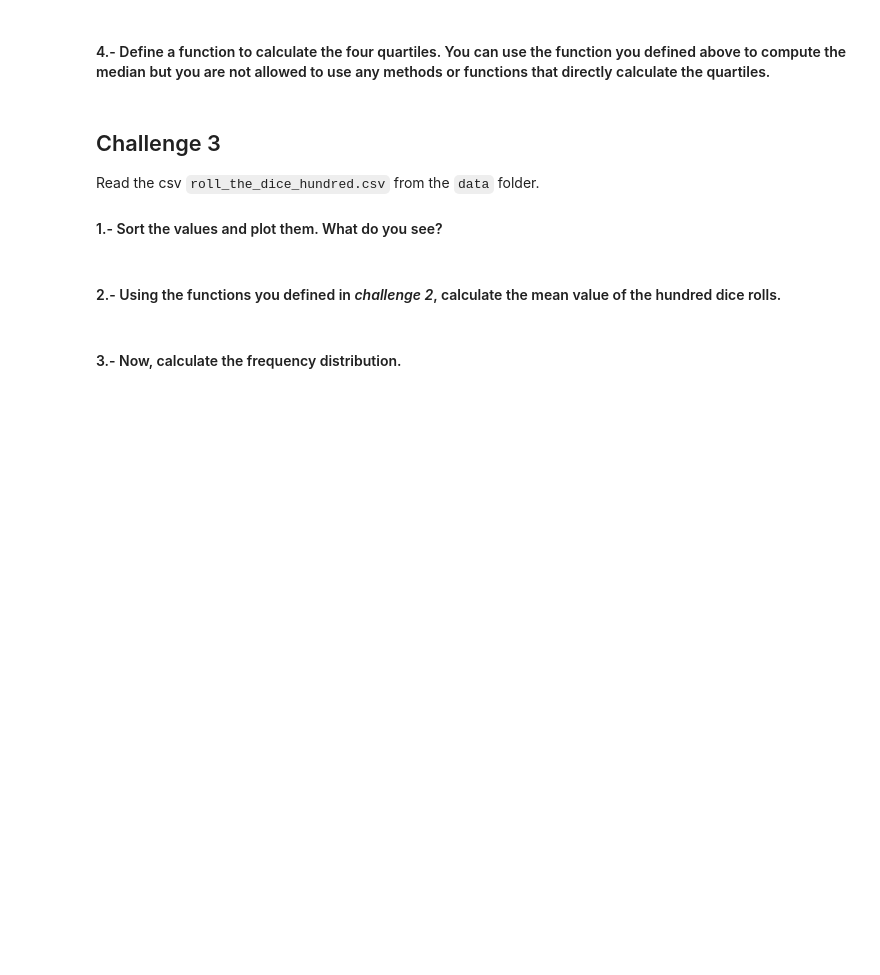
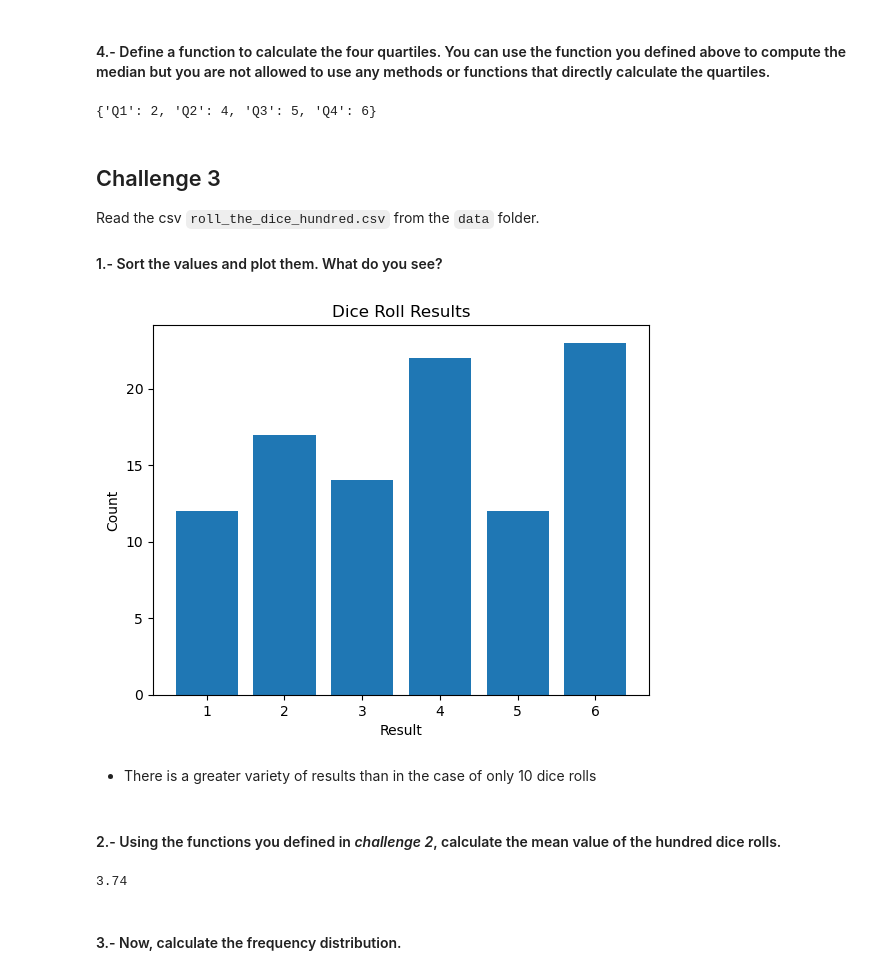
Before and after one commit to Louruiz89/dataptmad0223_labs, a Jupyter notebook: module-2/understanding-descriptive-stats/your-code/main.ipynb, the cells around one changed output. Drawn from its saved outputs; the diff is of its cells as text; code cells hidden in the pictures; blank space fills up the shorter version.

```diff
--- a/module-2/understanding-descriptive-stats/your-code/main.ipynb
+++ b/module-2/understanding-descriptive-stats/your-code/main.ipynb
@@ -93,3 +110,26 @@ Now, using the dice results obtained in *challenge 1*, your are going to define
+# %%
+# your code here
+
+def calculate_quartiles(data):
+    # Sort the data in ascending order
+    sorted_data = sorted(data)
+
+    # Calculate the position of Q1, Q2, and Q3
+    n = len(sorted_data)
+    q1_pos = int(n/4)
+    q3_pos = int(3*n/4)
+
+    # Calculate the values of Q1, Q2, and Q3
+    q1 = sorted_data[q1_pos]
+    q2 = int(dice_median(data))
+    q3 = sorted_data[q3_pos]
+
+    # Return the quartile values as a dictionary
+    return {'Q1': q1, 'Q2': q2, 'Q3': q3, 'Q4': sorted_data[-1]}
+
+calculate_quartiles(dice_results['Result'])
+# %% [output]
+{'Q1': 2, 'Q2': 4, 'Q3': 5, 'Q4': 6}
 # %% [markdown]
 ## Challenge 3
 Read the csv `roll_the_dice_hundred.csv` from the `data` folder.
@@ -103,6 +137,28 @@ your comments here
+# %%
+# your code here
+
+path = '../data/roll_the_dice_hundred.csv'
+roll_the_dice_hundred = pd.read_csv(path)
+roll_the_dice_hundred = roll_the_dice_hundred.sort_values(by='value')
+roll_the_dice_hundred.head(20)
+
+result_counts = roll_the_dice_hundred['value'].value_counts(sort=False)
+plt.bar(result_counts.index, result_counts.values)
+plt.title('Dice Roll Results')
+plt.xlabel('Result')
+plt.ylabel('Count')
+plt.show()
+# %% [output]
+[figure, added]
+# %% [markdown]
+- There is a greater variety of results than in the case of only 10 dice rolls
 # %% [markdown]
 #### 2.- Using the functions you defined in *challenge 2*, calculate the mean value of the hundred dice rolls.
 # %%
 # your code here
+
+dice_mean_1(roll_the_dice_hundred['value'])
+# %% [output]
+3.74
 # %% [markdown]
 #### 3.- Now, calculate the frequency distribution.
```
Also changed, not shown: parts of 58 cells of this notebook.
